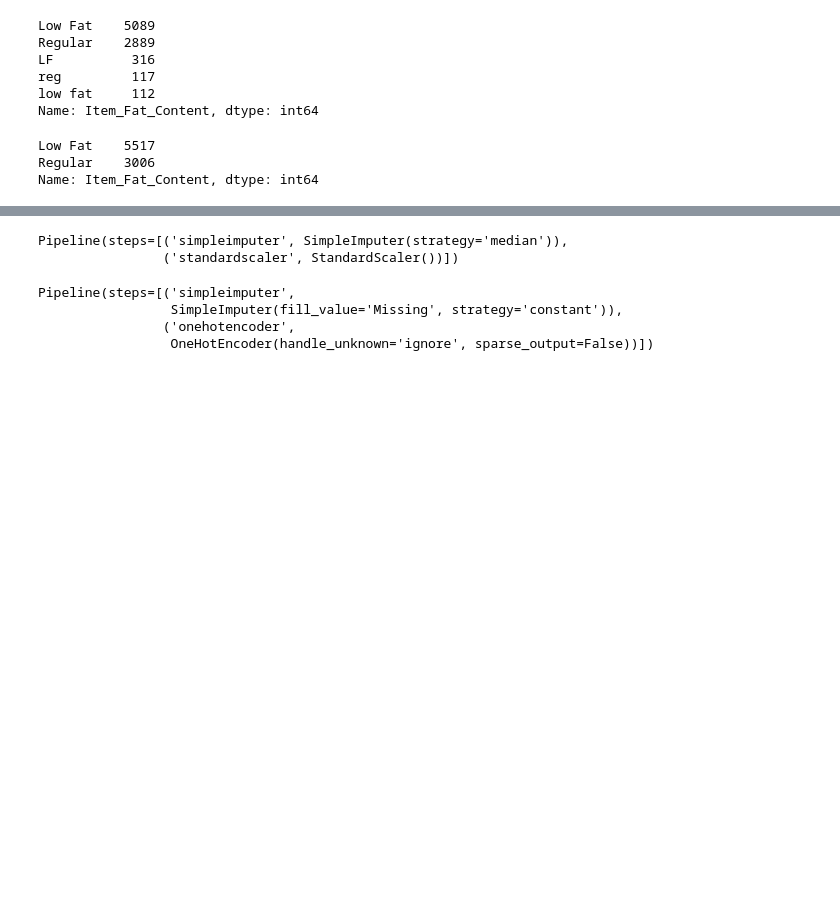
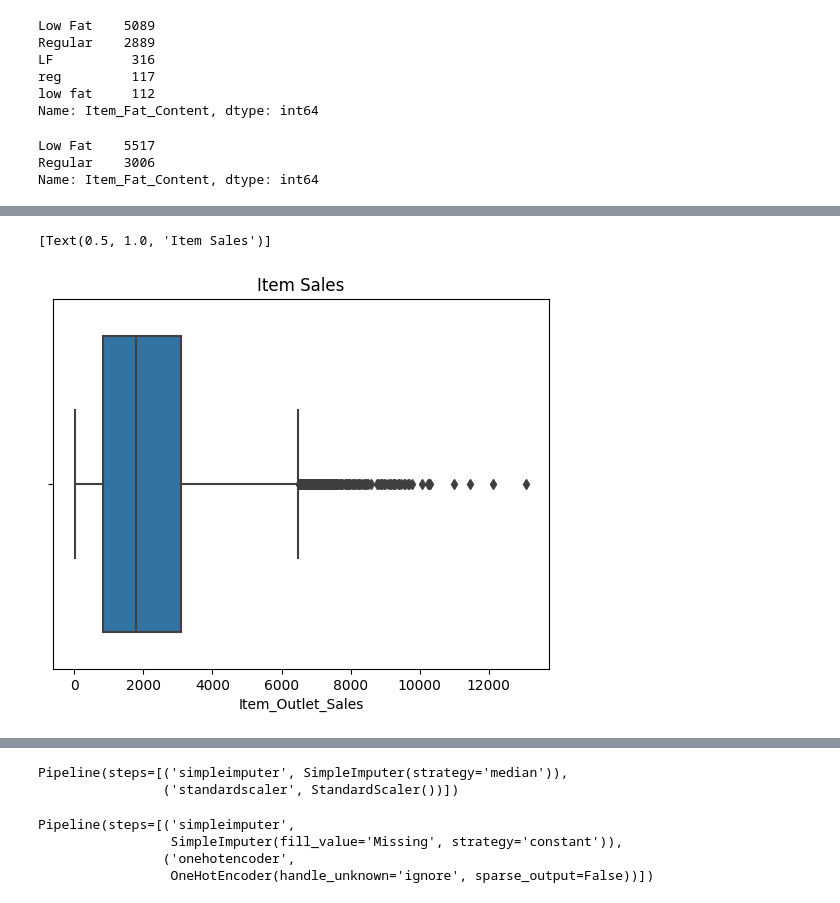
Before and after one commit to henryezikeai/Prediction-of-product-sales, a Jupyter notebook: sales.ipynb, the cells around one changed output, grey strips where cells are left out. Saved outputs shown, nothing was run; the diff lists cells and outputs as text; code cells hidden in the pictures; blank space fills up the shorter version.

```diff
--- a/sales.ipynb
+++ b/sales.ipynb
@@ -76,0 +91,6 @@ df = df.drop(columns='Item_Identifier')
+# %%
+ax = sns.boxplot(data=df, x="Item_Outlet_Sales")
+ax.set(title="Item Sales")
+# %% [output]
+[Text(0.5, 1.0, 'Item Sales')]
+[figure, added]
```
Also changed, not shown: parts of 9 cells of this notebook.
